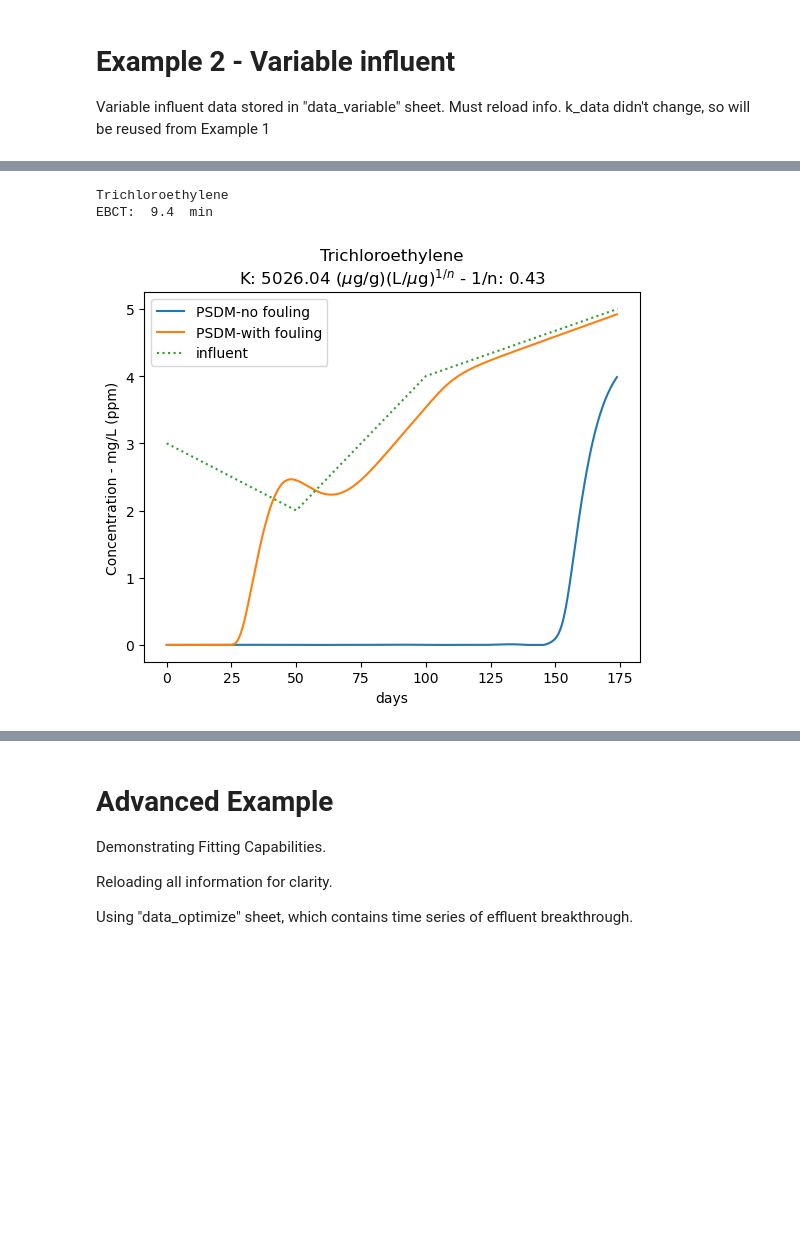
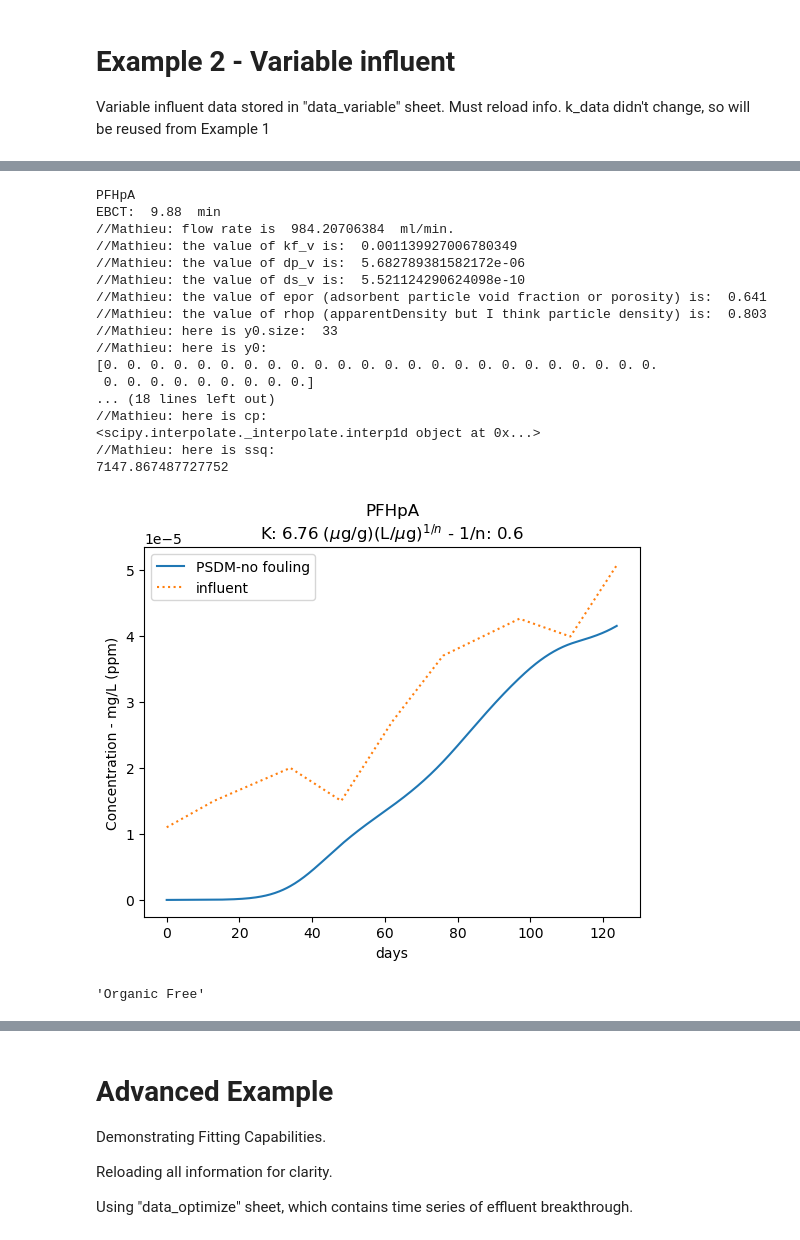
Before and after one commit to matcoghe/Thesis-Activated-Carbon-Modelling, a Jupyter notebook: 1USEPA_PSDM/3PSDM_EditMathieu/Simple_Example.ipynb, the cells around one changed output, grey strips where cells are left out. Cells and saved outputs as stored; diff of their text form; code cells hidden in the pictures; blank space fills up the shorter version.

Commit message:
Replicate PFAS article Fig.1.a
Fig.1.a PFHpA graph replicate effluent curve

```diff
--- a/1USEPA_PSDM/3PSDM_EditMathieu/Simple_Example.ipynb
+++ b/1USEPA_PSDM/3PSDM_EditMathieu/Simple_Example.ipynb
@@ -38,14 +38,14 @@ An example of reading in these sheets is shown below.
 # can be in different folder, must be explicit for file location or can
 # use referential convention '../data/filename.xlsx' or 'C:/folders.../filename'
 # =============================================================================
-fn = 'Example_TCE.xlsx'
+fn = 'Example_TCE_1.xlsx'
 
 # =============================================================================
 # READ IN Chemical Property Information
 # may need to change location of file, depending on where it is stored locally
 # properties are included in 'fn' from above, but can be separate file as well
 # =============================================================================
-chem_data = PSDM.process_input_data(fn, sheet_name='Properties')
+chem_data = process_input_data(fn, sheet_name='Properties')
 k_data = pd.read_excel(fn, sheet_name='Kdata',index_col=0) # K & 1/n data
 
 # =============================================================================
@@ -53,7 +53,7 @@ k_data = pd.read_excel(fn, sheet_name='Kdata',index_col=0) # K & 1/n data
 # Can change location of data_sheet= and column_sheet= to match file naming
 # =============================================================================
 raw_data, column_info,\
-compounds, carbons, = PSDM.process_input_file(fn,\
+compounds, carbons, = process_input_file(fn,\
                                                data_sheet='data',\
                                                column_sheet='columnSpecs'
                                               )
@@ -70,7 +70,7 @@ for comp in compounds:
     print(comp)
 
     # SETTING UP PSDM simulation column
-    column = PSDM.PSDM(column_info[carbons[0]],
+    column = PSDM(column_info[carbons[0]],
                    chem_data,
                    raw_data,
                    nr=8,
@@ -301,11 +288,11 @@ for comp in compounds:
     print(comp)
 
     # SETTING UP PSDM simulation column
-    column = PSDM.PSDM(column_info[carbons[0]],
+    column = PSDM(column_info[carbons[0]],
                    chem_data,
                    raw_data,
-                   nr=8,
-                   nz=12,
+                   nr=2,
+                   nz=11,
                    k_data=k_data,
                    optimize=False
                    )
@@ -313,51 +300,72 @@ for comp in compounds:
     print('EBCT: ', round(column.ebct, 2), ' min')
     column.test_range = np.array([k_data[comp]['K']])
     column.xn_range = np.array([k_data[comp]['1/n']])
 
+    print('//Mathieu: flow rate is ', column.flrt, " ml/min.")
+
     # RUNNING the simulation
     #only results is used in this example
     _compound, _k, _xn, _ssqs, results = column.run_psdm_kfit(comp)
 
-    column2 = PSDM.PSDM(column_info[carbons[0]],
-                   chem_data,
-                   raw_data,
-                   nr=8,
-                   nz=12,
-                   k_data=k_data,
-                   chem_type=chem_type,
-                   water_type=water_type,
-                   optimize=False
-                   )
+#     column2 = PSDM.PSDM(column_info[carbons[0]],
+#                    chem_data,
+#                    raw_data,
+#                    nr=8,
+#                    nz=12,
+#                    k_data=k_data,
+#                    chem_type=chem_type,
+#                    water_type=water_type,
+#                    optimize=False
+#                    )
 
-    column2.test_range = np.array([k_data[comp]['K']])
-    column2.xn_range = np.array([k_data[comp]['1/n']])
+#     column2.test_range = np.array([k_data[comp]['K']])
+#     column2.xn_range = np.array([k_data[comp]['1/n']])
 
-    # RUNNING the simulation
-    #only results is used in this example
-    _compound, _k, _xn, _ssqs, results2 = column2.run_psdm_kfit(comp)
+#     # RUNNING the simulation
+#     #only results is used in this example
+#     _compound, _k, _xn, _ssqs, results2 = column2.run_psdm_kfit(comp)
 
     ### plotting results
     # units are converted from ug/L to mg/L
     plt.plot(results.index,
              results.values/1000.,
              label='PSDM-no fouling')
-    plt.plot(results2.index,
-             results2.values/1000.,
-             label='PSDM-with fouling')
+    # plt.plot(results2.index,
+    #          results2.values/1000.,
+    #          label='PSDM-with fouling')
     (raw_data[column.influent][comp]/1000.).plot.line(label='influent',linestyle=':')
 
     # Plot Labels, etc.
     plt.legend()
     plt.title(comp+'\nK: '+repr(round(_k,2))+' ($\mu$g/g)(L/$\mu$g)$^{1/n}$ - 1/n: '+repr(round(_xn,3)))
     plt.xlabel(column_info[carbons[0]]['time'])
     plt.ylabel('Concentration - mg/L (ppm)')
     plt.savefig(comp+'_'+carbons[0]+'_example2.png', dpi=300)
 
     tab2 = 'model-'+comp
 
     with pd.ExcelWriter('Example_TCE_' + carbons[0] + '_example2.xlsx') as writer:
         results.to_excel(writer, sheet_name=tab2)
 # %% [output]
-Trichloroethylene
-EBCT:  9.4  min
+PFHpA
+EBCT:  9.88  min
+//Mathieu: flow rate is  984.20706384  ml/min.
+//Mathieu: the value of kf_v is:  0.001139927006780349
+//Mathieu: the value of dp_v is:  5.682789381582172e-06
+//Mathieu: the value of ds_v is:  5.521124290624098e-10
+//Mathieu: the value of epor (adsorbent particle void fraction or porosity) is:  0.641
+//Mathieu: the value of rhop (apparentDensity but I think particle density) is:  0.803
+//Mathieu: here is y0.size:  33
+//Mathieu: here is y0:
+[0. 0. 0. 0. 0. 0. 0. 0. 0. 0. 0. 0. 0. 0. 0. 0. 0. 0. 0. 0. 0. 0. 0. 0.
+ 0. 0. 0. 0. 0. 0. 0. 0. 0.]
+... (18 lines left out)
+//Mathieu: here is cp:
+<scipy.interpolate._interpolate.interp1d object at 0x...>
+//Mathieu: here is ssq:
+7147.867487727752
-[figure, old version]
+[figure, new version]
+# %%
+column.water_type
+# %% [output]
+'Organic Free'
```
Also changed, not shown: parts of 18 cells of this notebook, 12 other files.
